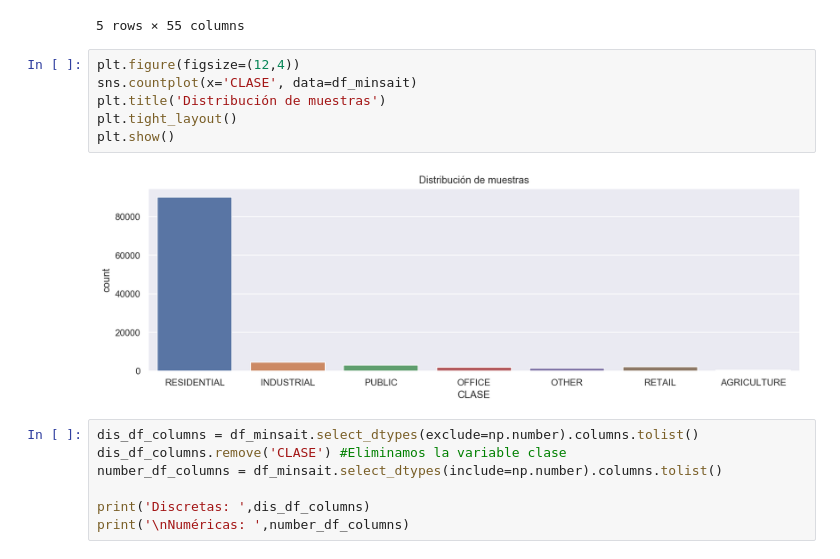
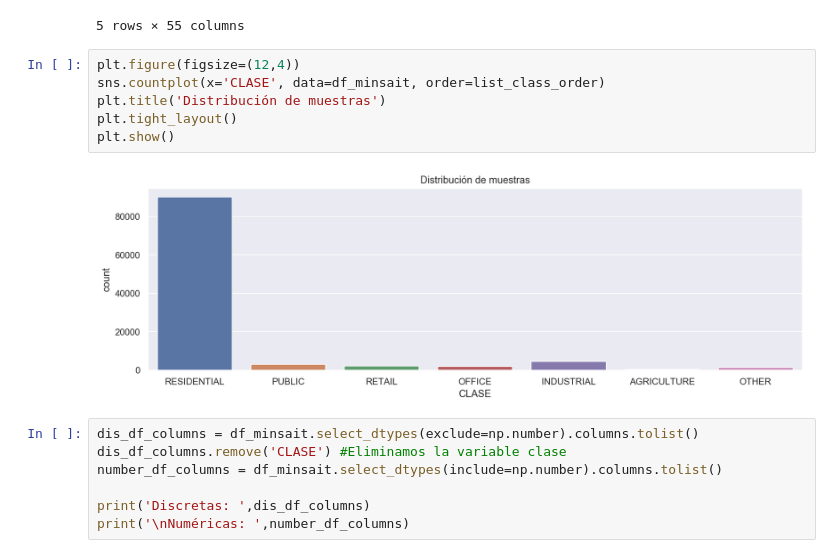
Before and after one commit to cifucg/minsait_land_classification, a Jupyter notebook: binary_model_clasification.ipynb, the cells around one changed output. Saved outputs shown, nothing was run; the diff lists cells and outputs as text.

```diff
--- a/binary_model_clasification.ipynb
+++ b/binary_model_clasification.ipynb
@@ -73,12 +151,12 @@ El índice es único.
 5 rows × 55 columns
 # %%
 plt.figure(figsize=(12,4))
-sns.countplot(x='CLASE', data=df_minsait)
+sns.countplot(x='CLASE', data=df_minsait, order=list_class_order)
 plt.title('Distribución de muestras')
 plt.tight_layout()
 plt.show()
 # %% [output]
-[figure, old version]
+[figure, new version]
 # %%
 dis_df_columns = df_minsait.select_dtypes(exclude=np.number).columns.tolist()
 dis_df_columns.remove('CLASE') #Eliminamos la variable clase
```
Also changed, not shown: parts of 35 cells of this notebook.
